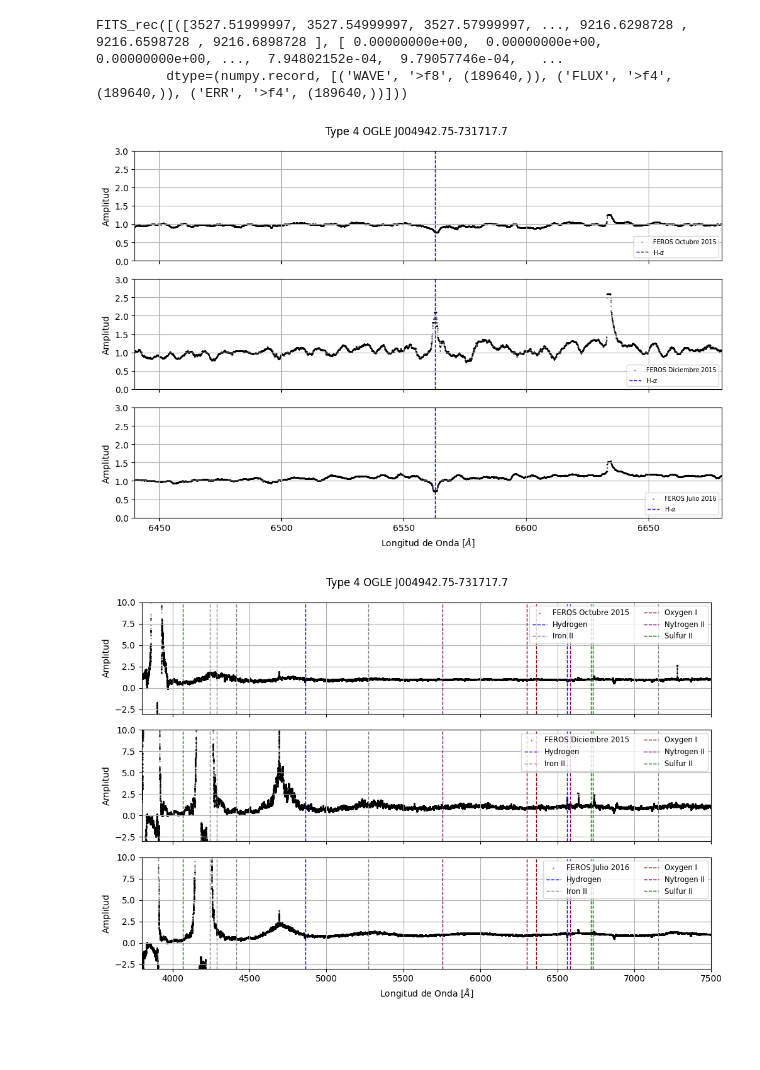
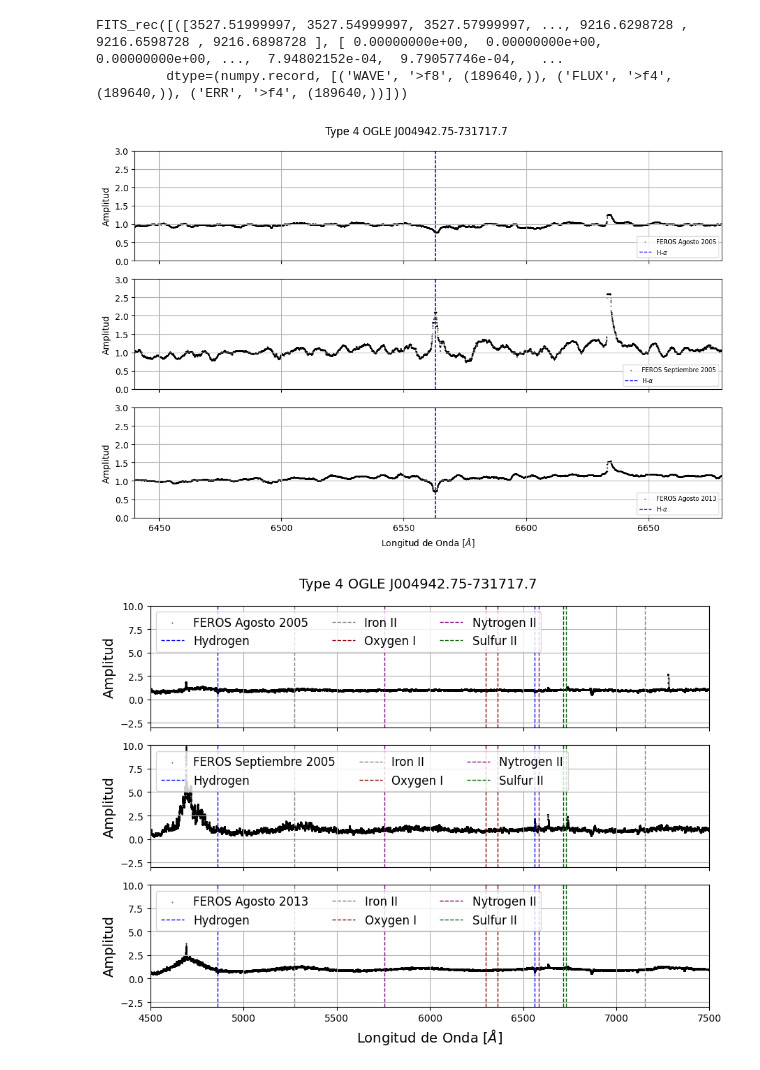
Before and after one commit to lsperezm/Red_Be_Stars, a Jupyter notebook: Code/B049.ipynb, the cells around one changed output. Saved outputs shown, nothing was run; the diff lists cells and outputs as text; code cells hidden in the pictures; blank space fills up the shorter version.

Commit message:
fotitos full

```diff
--- a/Code/B049.ipynb
+++ b/Code/B049.ipynb
@@ -58,9 +76,9 @@ modelo3 = fitter(models.Chebyshev1D(25),lam3[mask3],xd3_filt[mask3])
 fig, axs = plt.subplots(3, 1, sharex=True, figsize=(10, 7))  # 5 rows, 1 column
 
 # Plot each light curve
-axs[0].scatter(lam1-3.6,xd1_filt/modelo1(lam1),s=0.1, color='black', label='FEROS Octubre 2015')
-axs[1].scatter(lam2-3.6,xd2_filt/modelo2(lam2), s=0.1, color='black',label='FEROS Diciembre 2015')
-axs[2].scatter(lam3-3.6,xd3_filt/modelo3(lam3), s=0.1, color='black',label='FEROS Julio 2016')
+axs[0].scatter(lam1-3.6,xd1_filt/modelo1(lam1),s=0.1, color='black', label='FEROS Agosto 2005')
+axs[1].scatter(lam2-3.6,xd2_filt/modelo2(lam2), s=0.1, color='black',label='FEROS Septiembre 2005')
+axs[2].scatter(lam3-3.6,xd3_filt/modelo3(lam3), s=0.1, color='black',label='FEROS Agosto 2013')
 
 
 
@@ -81,45 +99,45 @@ plt.tight_layout()
 plt.savefig('B103')
 plt.show()
 # %% [output]
-[figure, old version]
+[figure, new version]
 # %%
-fig, axs = plt.subplots(3, 1, sharex=True, figsize=(10, 7))  # 5 rows, 1 column
+fig, axs = plt.subplots(3, 1, sharex=True, figsize=(9, 7))  # 5 rows, 1 column
 
 # Plot each light curve
-axs[0].scatter(lam1-3.6,xd1_filt/modelo1(lam1),s=0.1, color='black', label='FEROS Octubre 2015')
-axs[1].scatter(lam2-3.6,xd2_filt/modelo2(lam2), s=0.1, color='black',label='FEROS Diciembre 2015')
-axs[2].scatter(lam3-3.6,xd3_filt/modelo3(lam3), s=0.1, color='black',label='FEROS Julio 2016')
+axs[0].scatter(lam1-3.6,xd1_filt/modelo1(lam1),s=0.1, color='black', label='FEROS Agosto 2005')
+axs[1].scatter(lam2-3.6,xd2_filt/modelo2(lam2), s=0.1, color='black',label='FEROS Septiembre 2005')
+axs[2].scatter(lam3-3.6,xd3_filt/modelo3(lam3), s=0.1, color='black',label='FEROS Agosto 2013')
 
 
 
 # Labels
 for ax in axs:
-    ax.set_ylabel('Amplitud')
+    ax.set_ylabel('Amplitud',fontsize=14)
     ax.axvline(x=6562.8, color='blue', linestyle='--', linewidth=1,label=r'Hydrogen')
     ax.axvline(x=4861.3, color='blue', linestyle='--', linewidth=1)
     ax.axvline(x=7155, color='gray', linestyle='--', linewidth=1,label=r'Iron II')
     ax.axvline(x=4244, color='gray', linestyle='--', linewidth=1)
     ax.axvline(x=4287, color='gray', linestyle='--', linewidth=1)
     ax.axvline(x=4415, color='gray', linestyle='--', linewidth=1)
     ax.axvline(x=5273, color='gray', linestyle='--', linewidth=1)
     ax.axvline(x=6300, color='darkred', linestyle='--', linewidth=1,label=r'Oxygen I')
     ax.axvline(x=6363, color='darkred', linestyle='--', linewidth=1)
     ax.axvline(x=5755, color='purple', linestyle='--', linewidth=1,label=r'Nytrogen II')
     ax.axvline(x=6584, color='purple', linestyle='--', linewidth=1)
     ax.axvline(x=4068, color='darkgreen', linestyle='--', linewidth=1,label=r'Sulfur II')
     ax.axvline(x=6717, color='darkgreen', linestyle='--', linewidth=1)
     ax.axvline(x=6730, color='darkgreen', linestyle='--', linewidth=1)
-    ax.legend(loc='upper right', fontsize='small',ncol=2)
+    ax.legend(loc='upper left', fontsize=12,ncol=3)
     ax.grid(True)
-axs[-1].set_xlabel(r'Longitud de Onda [$\AA$]')
-axs[-1].set_xlim(3800, 7500)
+axs[-1].set_xlabel(r'Longitud de Onda [$\AA$]',fontsize=14)
+axs[-1].set_xlim(4500, 7500)
 axs[0].set_ylim(-3, 10)
 axs[1].set_ylim(-3, 10)
 axs[2].set_ylim(-3,10)
 
-fig.suptitle('Type 4 OGLE J004942.75-731717.7')
+fig.suptitle('Type 4 OGLE J004942.75-731717.7',fontsize=14)
 plt.tight_layout()
-plt.savefig('B103_full')
+plt.savefig('B049_full')
 plt.show()
 # %% [output]
-[figure, old version]
+[figure, new version]
```
Also changed, not shown: parts of 1 cell of this notebook, 7 other files.
